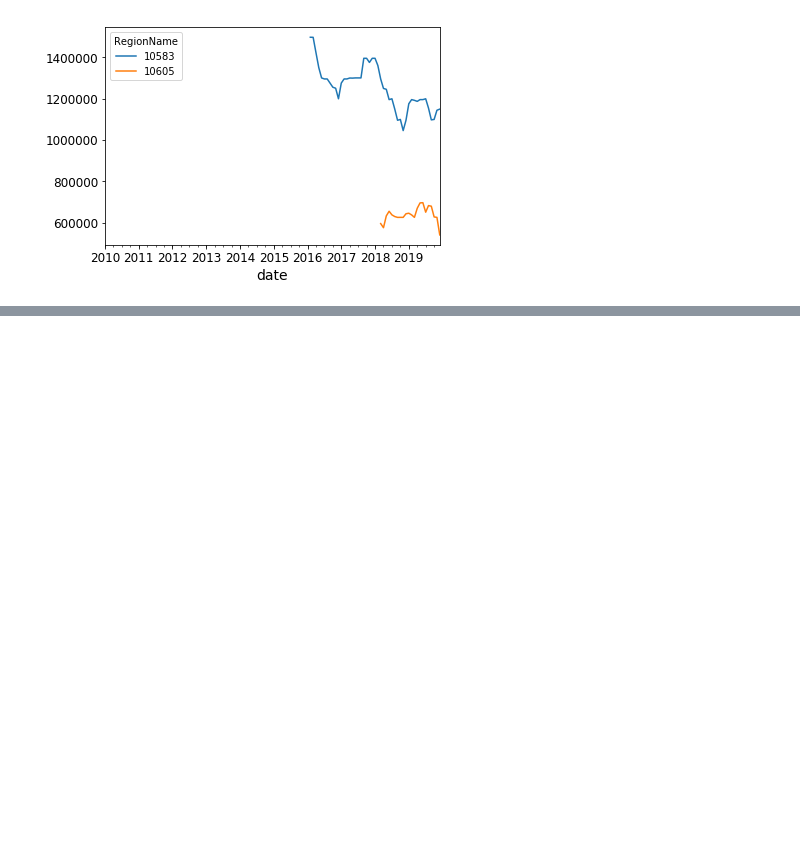
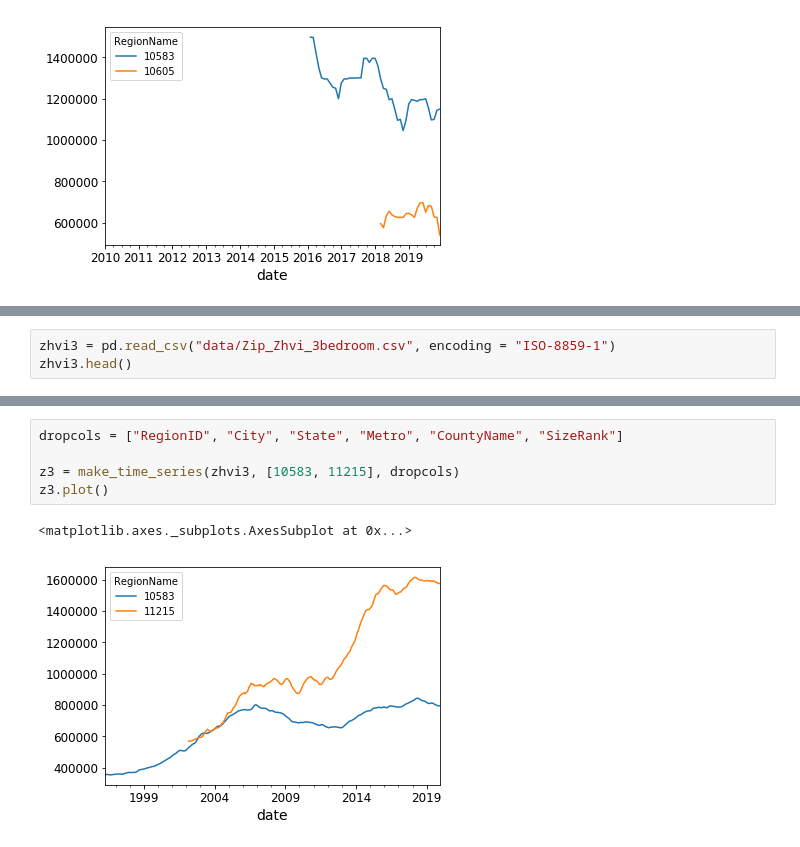
Before and after one commit to emaisak/zillow_data, a Jupyter notebook: Zillow_data.ipynb, the cells around one changed output, grey strips where cells are left out. Drawn from its saved outputs; the diff is of its cells as text; blank space fills up the shorter version.

```diff
--- a/Zillow_data.ipynb
+++ b/Zillow_data.ipynb
@@ -139,0 +143,3 @@ list_price_yearavg.plot.bar()
+# %%
+zhvi3 = pd.read_csv("data/Zip_Zhvi_3bedroom.csv", encoding = "ISO-8859-1")
+zhvi3.head()
@@ -139,0 +154,8 @@ list_price_yearavg.plot.bar()
+# %%
+dropcols = ["RegionID", "City", "State", "Metro", "CountyName", "SizeRank"]
+
+z3 = make_time_series(zhvi3, [10583, 11215], dropcols)
+z3.plot()
+# %% [output]
+<matplotlib.axes._subplots.AxesSubplot at 0x...>
+[figure, added]
```
Also changed, not shown: parts of 5 cells of this notebook.
